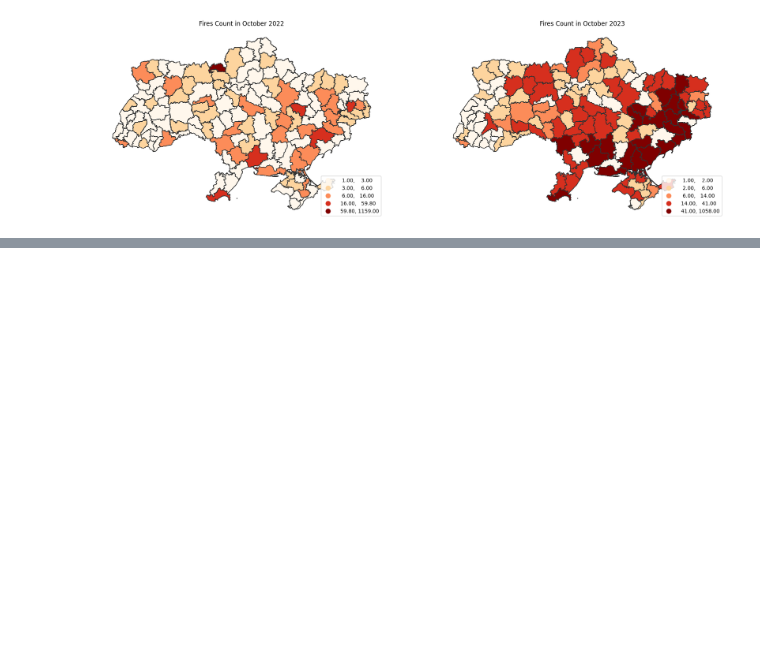
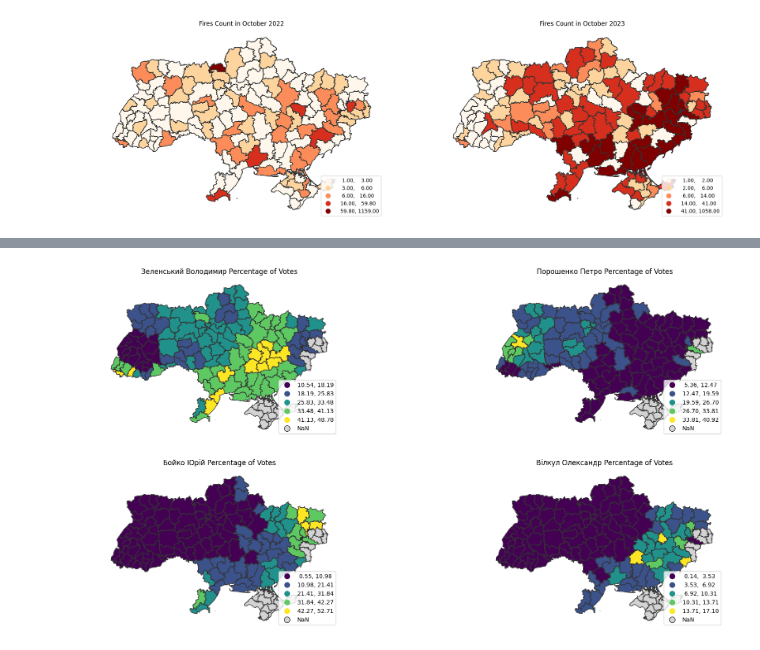
Before and after one commit to fran-janela/georeferenced-information-class, a Jupyter notebook: project/notebooks/project-geo-info.ipynb, the cells around one changed output, grey strips where cells are left out. Saved outputs shown, nothing was run; the diff lists cells and outputs as text; code cells hidden in the pictures; blank space fills up the shorter version.

Commit message:
Voting Results processed in adm2 area

```diff
--- a/project/notebooks/project-geo-info.ipynb
+++ b/project/notebooks/project-geo-info.ipynb
@@ -480,0 +494,21 @@ plt.show()
+# %%
+main_ukrain_candidates_names = df_main_ukrain_candidates['Ukranian Names'].tolist()
+other_columns = ['tikId_x', 'name', 'voters', 'totalVotes', 'id', 'geometry']
+
+gdf_results_uk_pull_stations_filtered = gdf_results_uk_pull_stations[main_ukrain_candidates_names + other_columns]
+# %%
+# Sjoin gdf_results_uk_pull_stations_filtered with gdf_ukraine_adm_2
+gdf_results_uk_pull_stations_filtered_area = gpd.sjoin(gdf_results_uk_pull_stations_filtered, gdf_ukraine_adm_2, how='left', op='within')
+
+# Groupby ADM2_PCODE and reduce by sum
+results_uk_pull_stations_filtered_area_grouped = gdf_results_uk_pull_stations_filtered_area.groupby(['ADM2_PCODE']).agg(
+    {name: 'sum' for name in main_ukrain_candidates_names + ['voters', 'totalVotes']}
+).reset_index()
+
+# Merge results_uk_pull_stations_filtered_area_grouped with gdf_ukraine_adm_2 and name it gdf_ukraine_adm_2_results_ukr_pull_stations
+gdf_ukraine_adm_2_results_ukr_pull_stations = pd.merge(gdf_ukraine_adm_2, results_uk_pull_stations_filtered_area_grouped, left_on='ADM2_PCODE', right_on='ADM2_PCODE', how='left')
+
+# Filter gdf_ukraine_adm_2_results_ukr_pull_stations to only columns that will be used
+gdf_ukraine_adm_2_results_ukr_pull_stations = gdf_ukraine_adm_2_results_ukr_pull_stations[['ADM2_PCODE', 'ADM2_EN', 'ADM2_UA', 'ADM2_RU', 'geometry', 'voters', 'totalVotes'] + main_ukrain_candidates_names]
+
+gdf_ukraine_adm_2_results_ukr_pull_stations
@@ -480,0 +529,6 @@ plt.show()
+# %%
+# Add column with percentage of votes for each candidate
+for name in main_ukrain_candidates_names:
+    gdf_ukraine_adm_2_results_ukr_pull_stations[name + '_perc'] = gdf_ukraine_adm_2_results_ukr_pull_stations[name] / gdf_ukraine_adm_2_results_ukr_pull_stations['totalVotes'] * 100;
+
+gdf_ukraine_adm_2_results_ukr_pull_stations
@@ -480,0 +549,12 @@ plt.show()
+# %%
+# Plot percentage of votes for each candidate in a different plot
+fig, axs = plt.subplots(2, 2, figsize=(22, 11))
+for i, name in enumerate(main_ukrain_candidates_names):
+    gdf_ukraine_adm_2_results_ukr_pull_stations.plot(ax=axs[i//2, i%2], column=name + '_perc', scheme='equalinterval', cmap='viridis', missing_kwds={'color': 'lightgrey'}, legend=True, legend_kwds={'loc': 'lower right'}, edgecolor="0.2")
+    axs[i//2, i%2].set_title(name + ' Percentage of Votes')
+    axs[i//2, i%2].set_axis_off()
+
+# Exibindo os gráficos
+plt.show()
+# %% [output]
+[figure, added]
```
Also changed, not shown: parts of 5 cells of this notebook, 1 other file.
